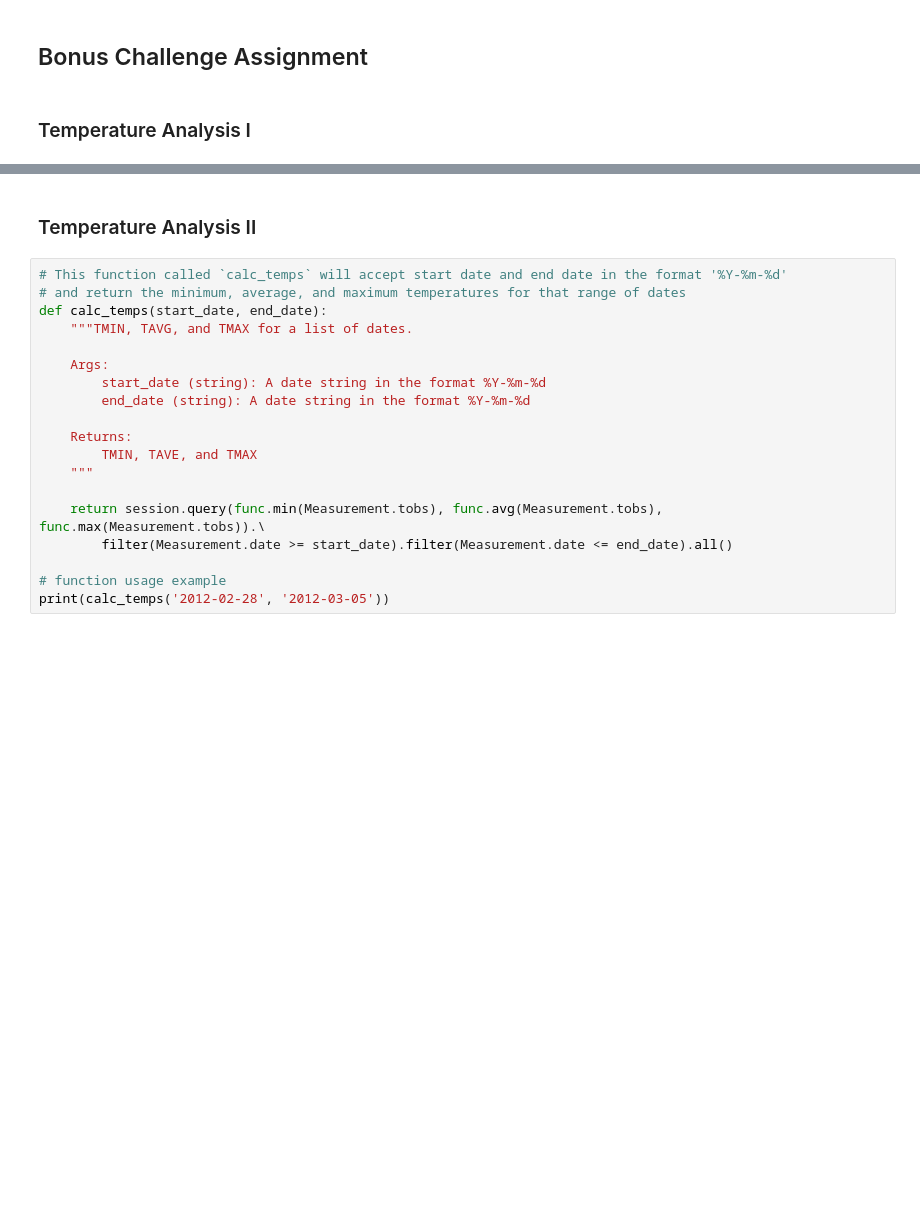
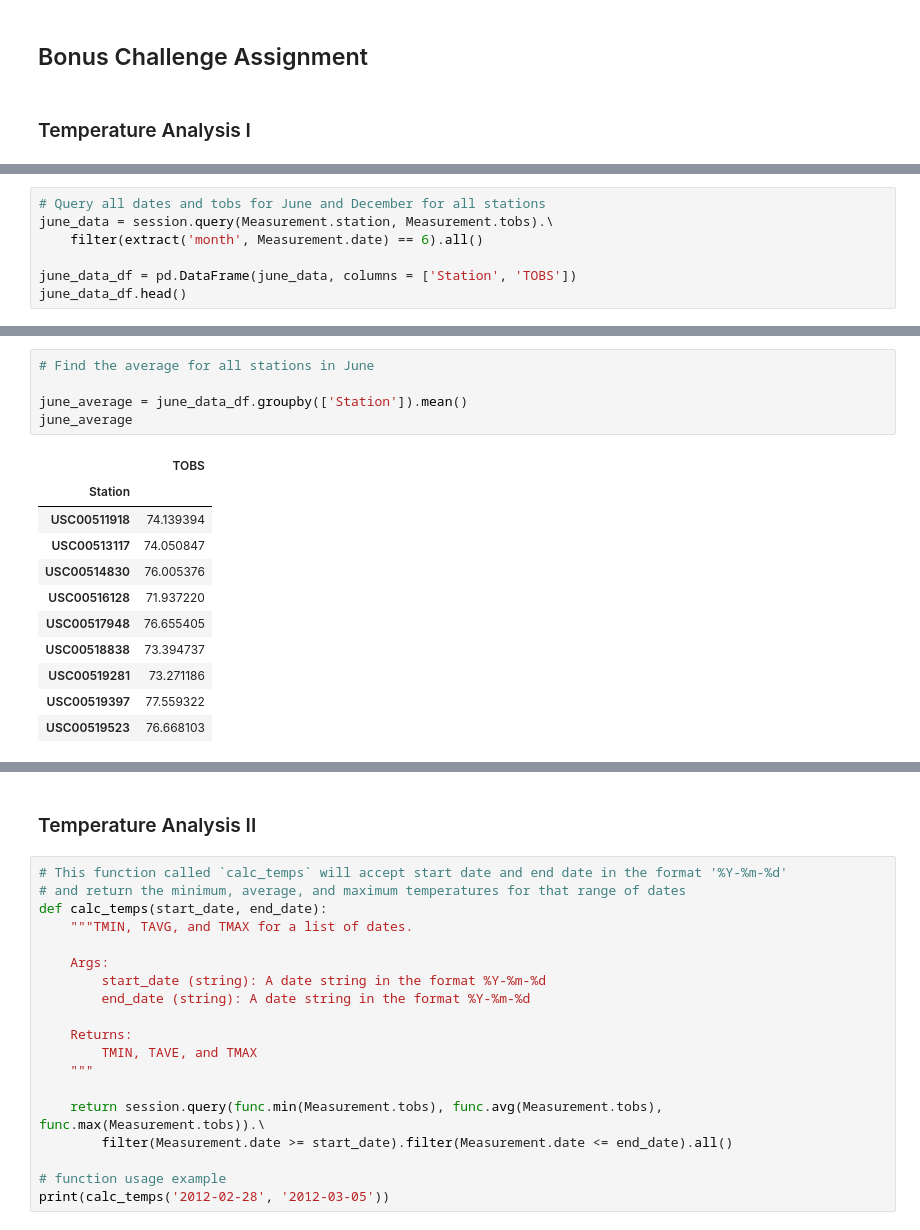
Before and after one commit to cveras33/climate-analysis-exploration, a Jupyter notebook: climate_starter.ipynb, the cells around one changed output, grey strips where cells are left out. Drawn from its saved outputs; the diff is of its cells as text; blank space fills up the shorter version.

```diff
--- a/climate_starter.ipynb
+++ b/climate_starter.ipynb
@@ -208,0 +212,7 @@ plt.show()
+# %%
+# Query all dates and tobs for June and December for all stations
+june_data = session.query(Measurement.station, Measurement.tobs).\
+    filter(extract('month', Measurement.date) == 6).all()
+
+june_data_df = pd.DataFrame(june_data, columns = ['Station', 'TOBS'])
+june_data_df.head()
@@ -208,0 +226,17 @@ plt.show()
+# %%
+# Find the average for all stations in June
+
+june_average = june_data_df.groupby(['Station']).mean()
+june_average
+# %% [output]
+|  | TOBS |
+| Station |  |
+| USC00511918 | 74.139394 |
+| USC00513117 | 74.050847 |
+| USC00514830 | 76.005376 |
+| USC00516128 | 71.937220 |
+| USC00517948 | 76.655405 |
+| USC00518838 | 73.394737 |
+| USC00519281 | 73.271186 |
+| USC00519397 | 77.559322 |
+| USC00519523 | 76.668103 |
```
Also changed, not shown: parts of 11 cells of this notebook, 4 other files.
